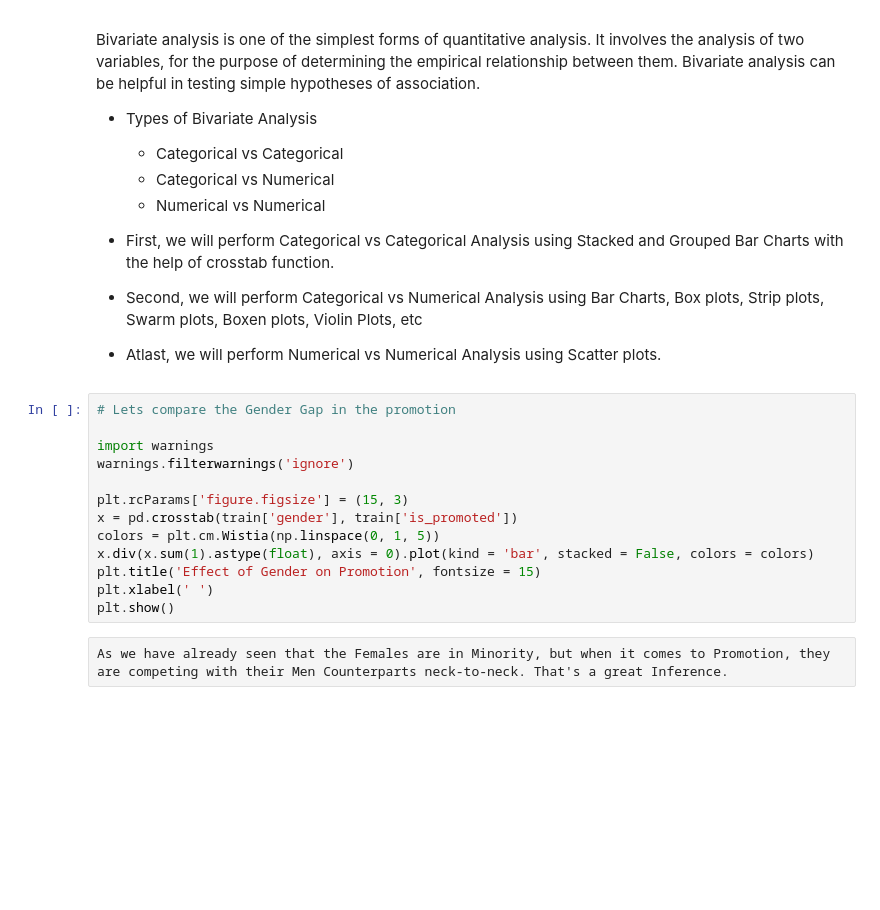
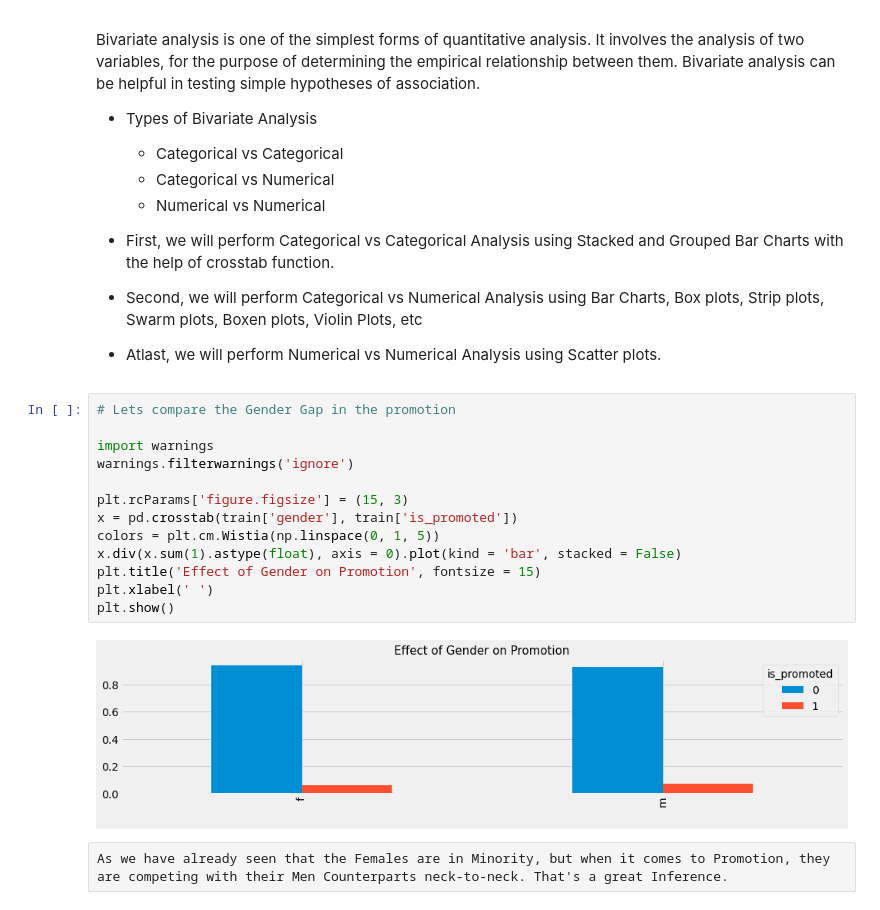
Before and after one commit to Nazhan99/ML_Model_Notes, a Jupyter notebook: Real World Applications/Employee Promotion Prediction - Full Material/Final Solution.ipynb, the cells around one changed output. Cells and saved outputs as stored; diff of their text form; blank space fills up the shorter version.

```diff
--- a/Real World Applications/Employee Promotion Prediction - Full Material/Final Solution.ipynb
+++ b/Real World Applications/Employee Promotion Prediction - Full Material/Final Solution.ipynb
@@ -576,16 +576,18 @@ Bivariate analysis is one of the simplest forms of quantitative analysis. It inv
 # %%
 # Lets compare the Gender Gap in the promotion
 
 import warnings
 warnings.filterwarnings('ignore')
 
 plt.rcParams['figure.figsize'] = (15, 3)
 x = pd.crosstab(train['gender'], train['is_promoted'])
 colors = plt.cm.Wistia(np.linspace(0, 1, 5))
-x.div(x.sum(1).astype(float), axis = 0).plot(kind = 'bar', stacked = False, colors = colors)
+x.div(x.sum(1).astype(float), axis = 0).plot(kind = 'bar', stacked = False)
 plt.title('Effect of Gender on Promotion', fontsize = 15)
 plt.xlabel(' ')
 plt.show()
+# %% [output]
+[figure, added]
 # %% [raw]
 As we have already seen that the Females are in Minority, but when it comes to Promotion, they are competing with their Men Counterparts neck-to-neck. That's a great Inference.
 # %%
```
Also changed, not shown: parts of 28 cells of this notebook.
